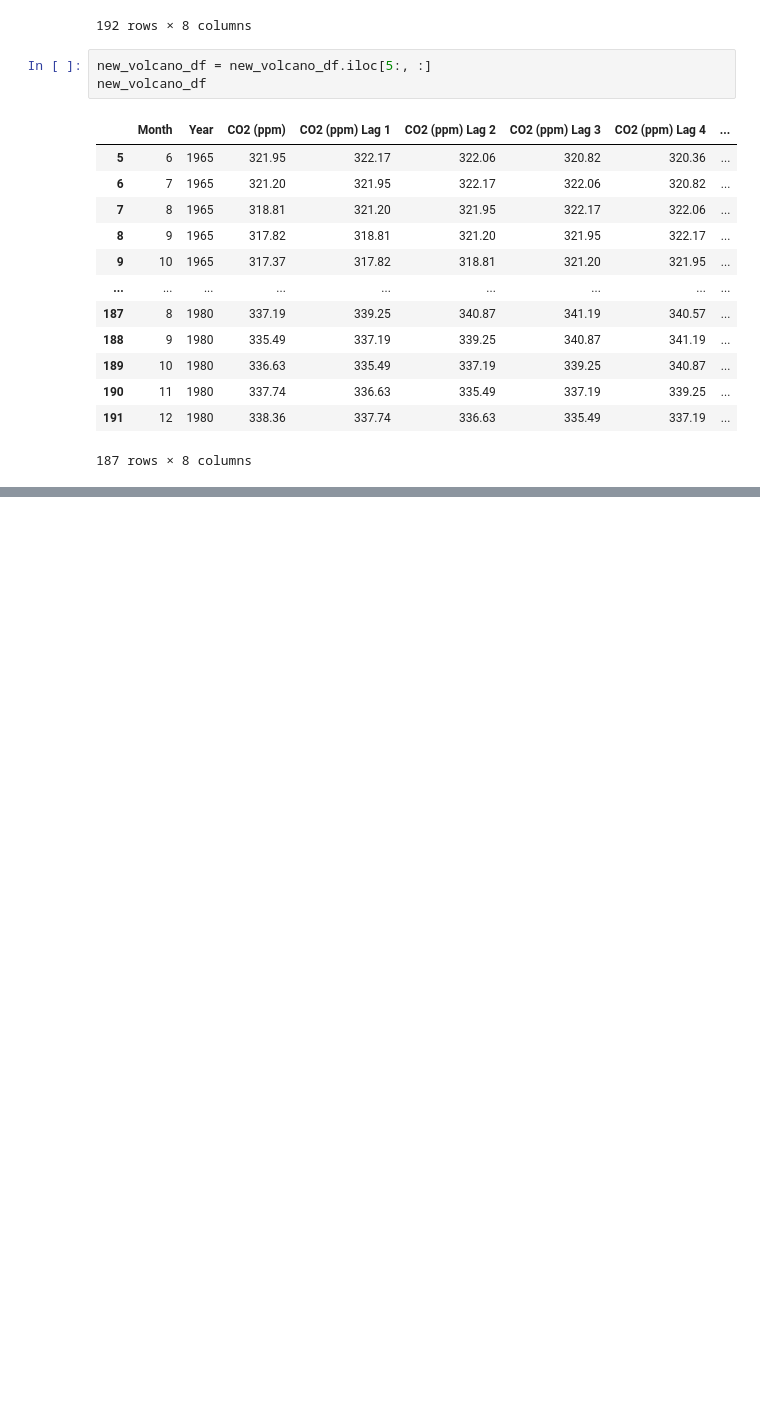
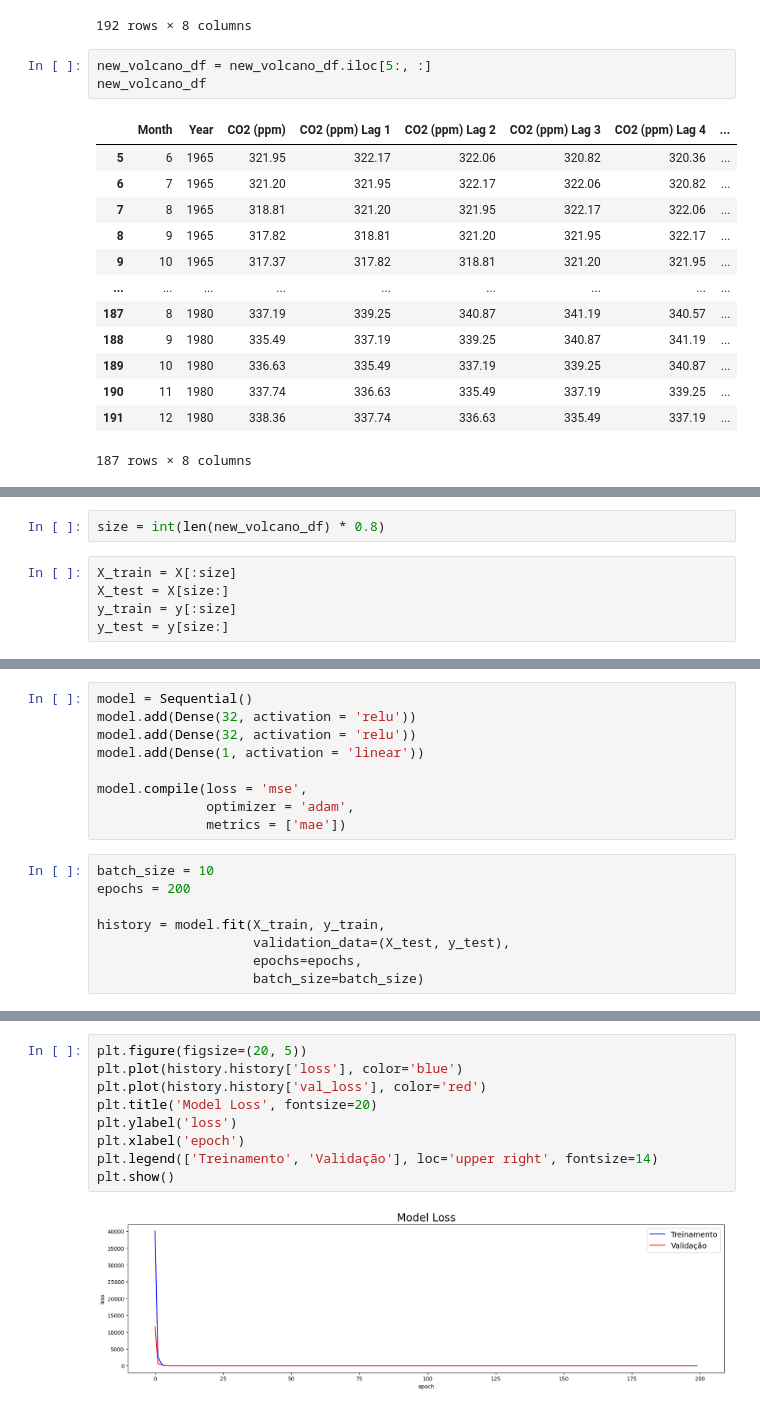
Before and after one commit to GabrielCdev/Time-Series-Processing, a Jupyter notebook: TimeSeriesProcessing_Volcano.ipynb, the cells around one changed output, grey strips where cells are left out. Saved outputs shown, nothing was run; the diff lists cells and outputs as text; blank space fills up the shorter version.

Commit message:
Trainning model

```diff
--- a/TimeSeriesProcessing_Volcano.ipynb
+++ b/TimeSeriesProcessing_Volcano.ipynb
@@ -223,0 +280,7 @@ new_volcano_df
+# %%
+size = int(len(new_volcano_df) * 0.8)
+# %%
+X_train = X[:size]
+X_test = X[size:]
+y_train = y[:size]
+y_test = y[size:]
@@ -223,0 +293,17 @@ new_volcano_df
+# %%
+model = Sequential()
+model.add(Dense(32, activation = 'relu'))
+model.add(Dense(32, activation = 'relu'))
+model.add(Dense(1, activation = 'linear'))
+
+model.compile(loss = 'mse',
+              optimizer = 'adam',
+              metrics = ['mae'])
+# %%
+batch_size = 10
+epochs = 200
+
+history = model.fit(X_train, y_train,
+                    validation_data=(X_test, y_test),
+                    epochs=epochs,
+                    batch_size=batch_size)
@@ -223,0 +328,11 @@ new_volcano_df
+# %%
+plt.figure(figsize=(20, 5))
+plt.plot(history.history['loss'], color='blue')
+plt.plot(history.history['val_loss'], color='red')
+plt.title('Model Loss', fontsize=20)
+plt.ylabel('loss')
+plt.xlabel('epoch')
+plt.legend(['Treinamento', 'Validação'], loc='upper right', fontsize=14)
+plt.show()
+# %% [output]
+[figure, added]
```
Also changed, not shown: parts of 16 cells of this notebook.
